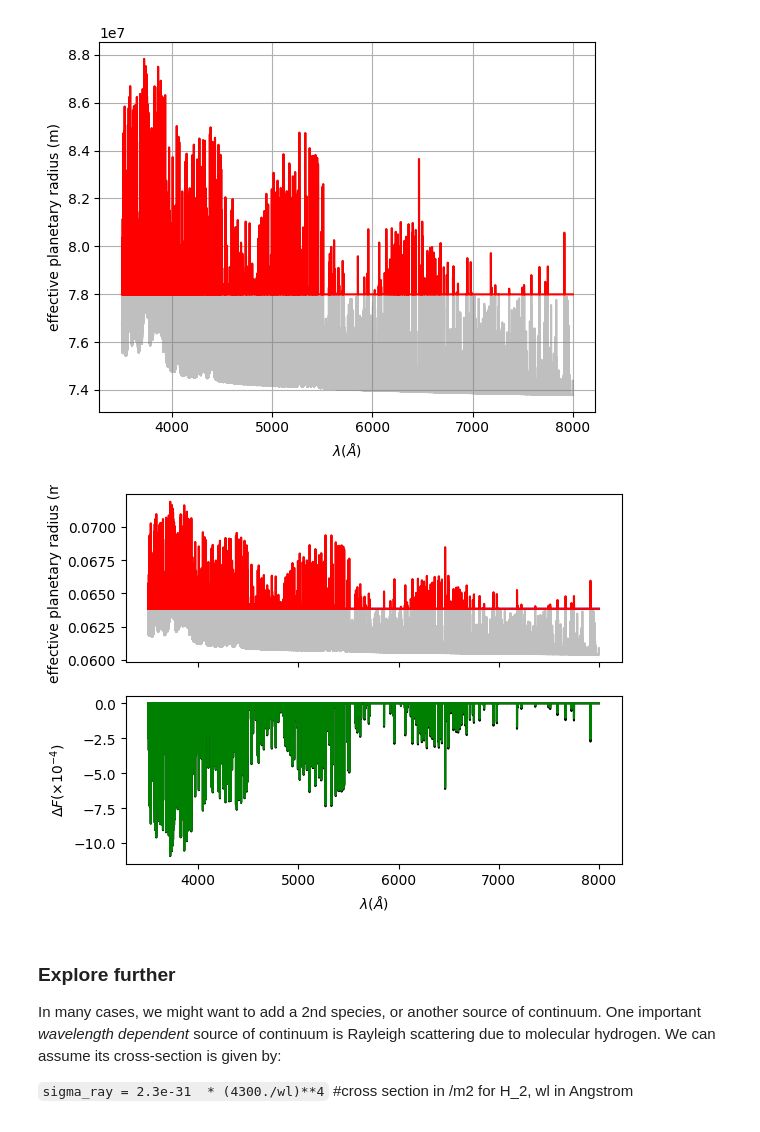
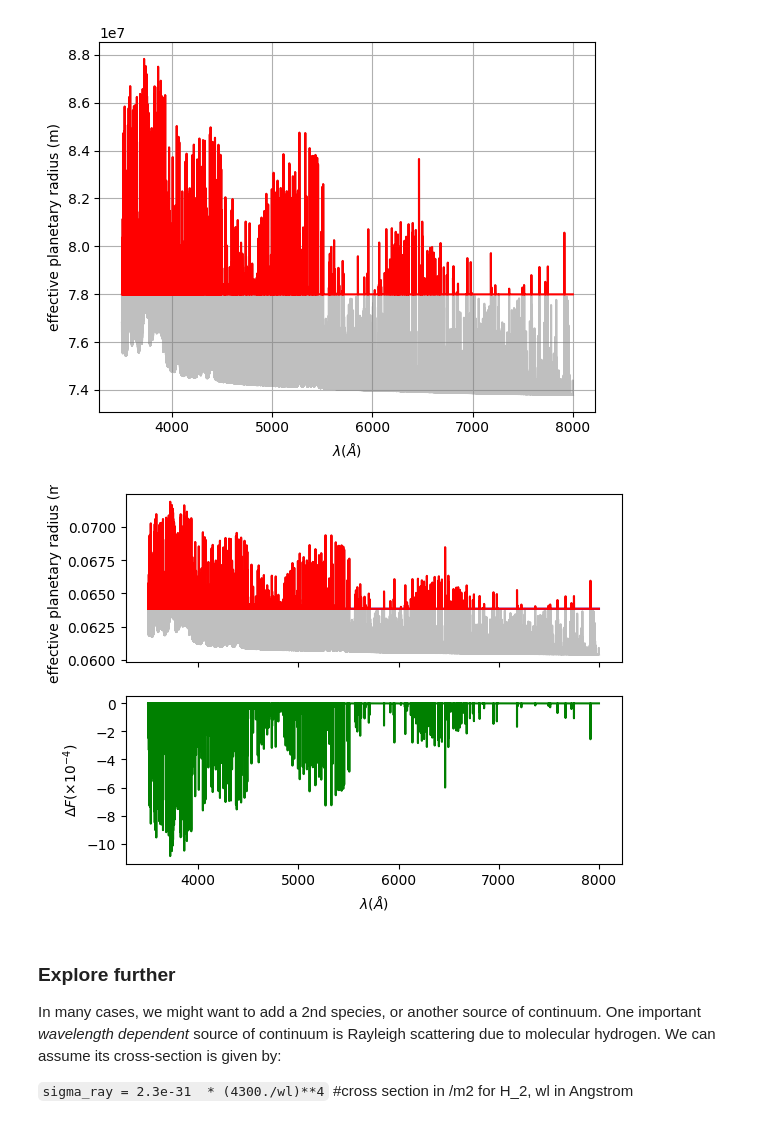
Before and after one commit to odanny-oc/rotational_broadening_kernel, a Jupyter notebook: notebooks/A1_SimpleTranmissionSpectrum.ipynb, the cells around one changed output. Saved outputs shown, nothing was run; the diff lists cells and outputs as text; code cells hidden in the pictures.

```diff
--- a/notebooks/A1_SimpleTranmissionSpectrum.ipynb
+++ b/notebooks/A1_SimpleTranmissionSpectrum.ipynb
@@ -36,7 +36,7 @@ This tutorial will assume the only absorber in the atmosphere is neutral Fe at 2
 # np.save('x_FeI_2500K_m2.npy',np.array([w_model,sigma]))
 
 #get the wavelength + cross-section from the provided line list (in m^-2)
-wl,sigma = np.load('/home/danny/exoplanet_atmospheres/notebooks/x_FeI_2500K_m2.npy')
+wl,sigma = np.load('x_FeI_2500K_m2.npy')
 chi_FeI = 1e-6 #define abundance of FeI in volume mixing ratio
 
 Pcloud = 0.1 #define altitude of clouds, in bar
@@ -83,36 +83,36 @@ a.grid()
 #convert to units of Rp/Rs - often used for low-resolution transmission spectra
 # as this is what we measure directly from transit light curves
 rprs = r / Rstar
 rprs_continuum = r_continuum / Rstar
 rprs_species = r_species / Rstar
 
 #for high-res, often we want units in negative delta flux
 dflux = - (rprs**2 - rprs_continuum**2)
 
 f,a = plt.subplots(2,sharex='all')
 a[0].plot(wl,rprs_species,'0.5',alpha=0.5)
 a[0].plot(wl,rprs_continuum * np.ones(wl.size),'b-')
 a[0].plot(wl,rprs,'r-')
 a[0].set_ylabel(r'effective planetary radius (m)')
-a[1].plot(wl,dflux * 10000,'k-')
+# a[1].plot(wl,dflux * 10000,'k-')
 a[1].set_xlabel(r'$\lambda (\AA)$')
 a[1].set_ylabel(r'$\Delta F (\times 10^{-4})$')
 
 #save the model spectrum
 np.save('model_FeI_2500K',np.array([wl,dflux]))
 
 #finally, we're going to broaden the template a little by convoluting with a Gaussian kernel
 #this allows us to match the template to the real data, e.g. rotation/instrumental broadening
 sigma = 2 #stdev of gaussian
-g = np.exp(-0.5*np.linspace(-50,50,101)**2 / sigma**2) #create the gaussian function
+g = np.exp(-0.5*np.linspace(-50,50,101)**2 / sigma**2) #create the guassian function
 g /= g.sum() #normalise
 dflux = np.convolve(g,dflux,'same')
 a[1].plot(wl,dflux * 10000,'g-')
 
 #save the model spectrum
 np.save('model_FeI_2500K_broadended',np.array([wl,dflux]))
 # %% [output]
-[figure, old version]
+[figure, new version]
 # %% [markdown]
 ### Explore further
 
```
Also changed, not shown: 12 other files.
